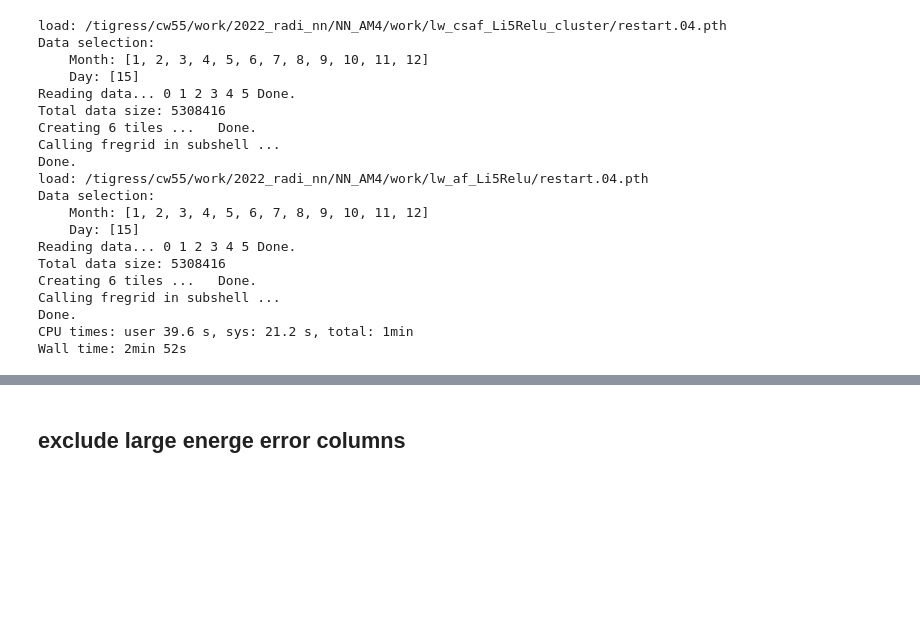
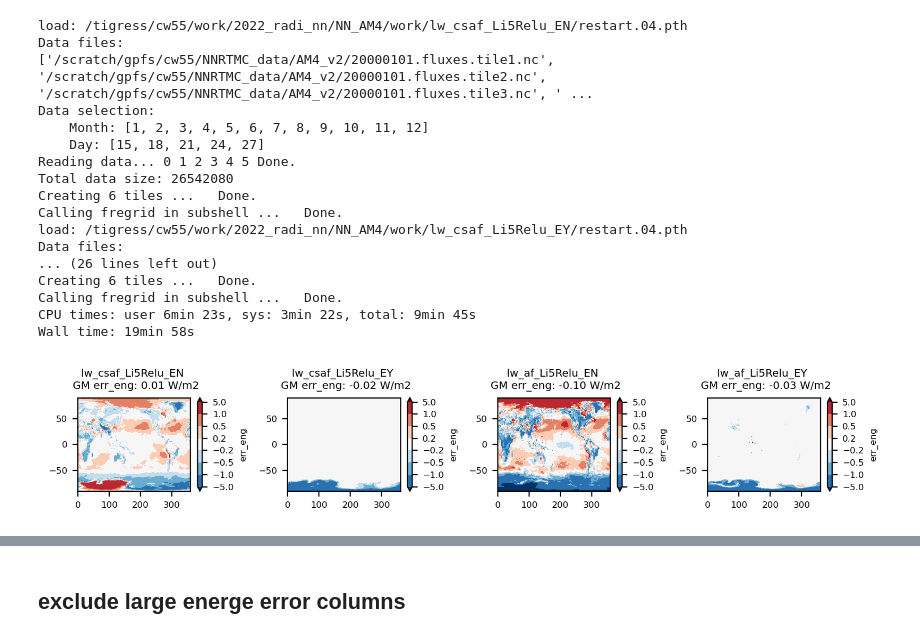
Before and after one commit to ChenggongWang/NNRTMC_AM4, a Jupyter notebook: lw_analysis_regrid_map.ipynb, the cells around one changed output, grey strips where cells are left out. Cells and saved outputs as stored; diff of their text form; code cells hidden in the pictures; blank space fills up the shorter version.

```diff
--- a/lw_analysis_regrid_map.ipynb
+++ b/lw_analysis_regrid_map.ipynb
@@ -82,10 +92,7 @@ for mo in Exp_name:
     get_AM4_data_lw(out_filelist, inp_filelist, condition=sky_cond[mo],
                     month_sel = month_sel, day_sel = day_sel, return_coords=True)
     # initialize model
-    if mo == 'lw_af_Li5Relu':
-        NN_model[mo] = Exp_name_model_dict[mo].ResNNRTMC(device, nor_para, A_k, B_k, input_array_ori.shape[1],model_state_dict)
-    else:
-        NN_model[mo] = Exp_name_model_dict[mo].ResNNRTMC(device, nor_para, A_k, B_k, model_state_dict)
+    NN_model[mo] = Exp_name_model_dict[mo].NNRTMC_NN(device, nor_para, A_k, B_k, input_array_ori.shape[1],model_state_dict)
 
     # normalize data via saved nor_para in restart file
     nor_para, input_array, output_array   = data_std_normalization(input_array_ori, output_array_ori, nor_para)
@@ -98,32 +105,46 @@ for mo in Exp_name:
     # create 6-tile files for output and regrid
     NN_output_name = 'NN_20000101.fluxes'
     subprocess.run([f'mkdir -p {exp_dir}/NN_pred'], shell=True, check=True)
-    var_list = create_6tiles_lw(ds_coords, predi[mo], error[mo], exp_dir, NN_output_name)
+    var_list = create_6tiles_lw(ds_coords, predi[mo], error[mo], eng_err[mo],  exp_dir, NN_output_name)
     regrid_file_path = regrid_6tile2latlon(var_list,exp_dir,root, NN_output_name)
     # open regridded file
     with  xr.open_dataset(regrid_file_path) as ds:
         ds_regrid[mo] = ds.load().rename({'grid_yt':'lat', 'grid_xt':'lon'})
 # %% [output]
-load: /tigress/cw55/work/2022_radi_nn/NN_AM4/work/lw_csaf_Li5Relu_cluster/restart.04.pth
+load: /tigress/cw55/work/2022_radi_nn/NN_AM4/work/lw_csaf_Li5Relu_EN/restart.04.pth
+Data files:
+['/scratch/gpfs/cw55/NNRTMC_data/AM4_v2/20000101.fluxes.tile1.nc', '/scratch/gpfs/cw55/NNRTMC_data/AM4_v2/20000101.fluxes.tile2.nc', '/scratch/gpfs/cw55/NNRTMC_data/AM4_v2/20000101.fluxes.tile3.nc', ' ...
 Data selection:
     Month: [1, 2, 3, 4, 5, 6, 7, 8, 9, 10, 11, 12]
-    Day: [15]
+    Day: [15, 18, 21, 24, 27]
 Reading data... 0 1 2 3 4 5 Done.
-Total data size: 5308416
+Total data size: 26542080
 Creating 6 tiles ...   Done.
-Calling fregrid in subshell ...
-Done.
-load: /tigress/cw55/work/2022_radi_nn/NN_AM4/work/lw_af_Li5Relu/restart.04.pth
-Data selection:
-    Month: [1, 2, 3, 4, 5, 6, 7, 8, 9, 10, 11, 12]
-    Day: [15]
-Reading data... 0 1 2 3 4 5 Done.
-Total data size: 5308416
+Calling fregrid in subshell ...   Done.
+load: /tigress/cw55/work/2022_radi_nn/NN_AM4/work/lw_csaf_Li5Relu_EY/restart.04.pth
+Data files:
+... (26 lines left out)
 Creating 6 tiles ...   Done.
-Calling fregrid in subshell ...
-Done.
-CPU times: user 39.6 s, sys: 21.2 s, total: 1min
-Wall time: 2min 52s
+Calling fregrid in subshell ...   Done.
+CPU times: user 6min 23s, sys: 3min 22s, total: 9min 45s
+Wall time: 19min 58s
+# %%
+fig, axs = plt.subplots(nrows=1,ncols=4,figsize=(8,1.5),dpi=200)
+axs = axs.flatten()
+for i, mo in enumerate(Exp_name):
+    ds_plot = ds_regrid[mo]
+    var_name = 'err_eng'
+    level = np.array([-5,-1,-0.5,-0.2,0.2,0.5,1,5])
+    # if sky_cond[mo] == 'af':  level = level*2
+    ax=axs[i]
+    da = ds_plot[var_name].mean('time')
+    da.plot(ax=ax, levels=level, extend='both')
+    ax.set_title(f'{mo} \n GM err_eng: {global_mean_xarray(da).values:4.2f} W/m2')
+    ax.set(xlabel=None,ylabel=None)
+    # plt.title(mo)
+fig.tight_layout()
+# %% [output]
+[figure, added]
 # %%
 for mo in Exp_name:
     ds_plot = ds_regrid[mo]
```
Also changed, not shown: parts of 15 cells of this notebook, 11 other files.
